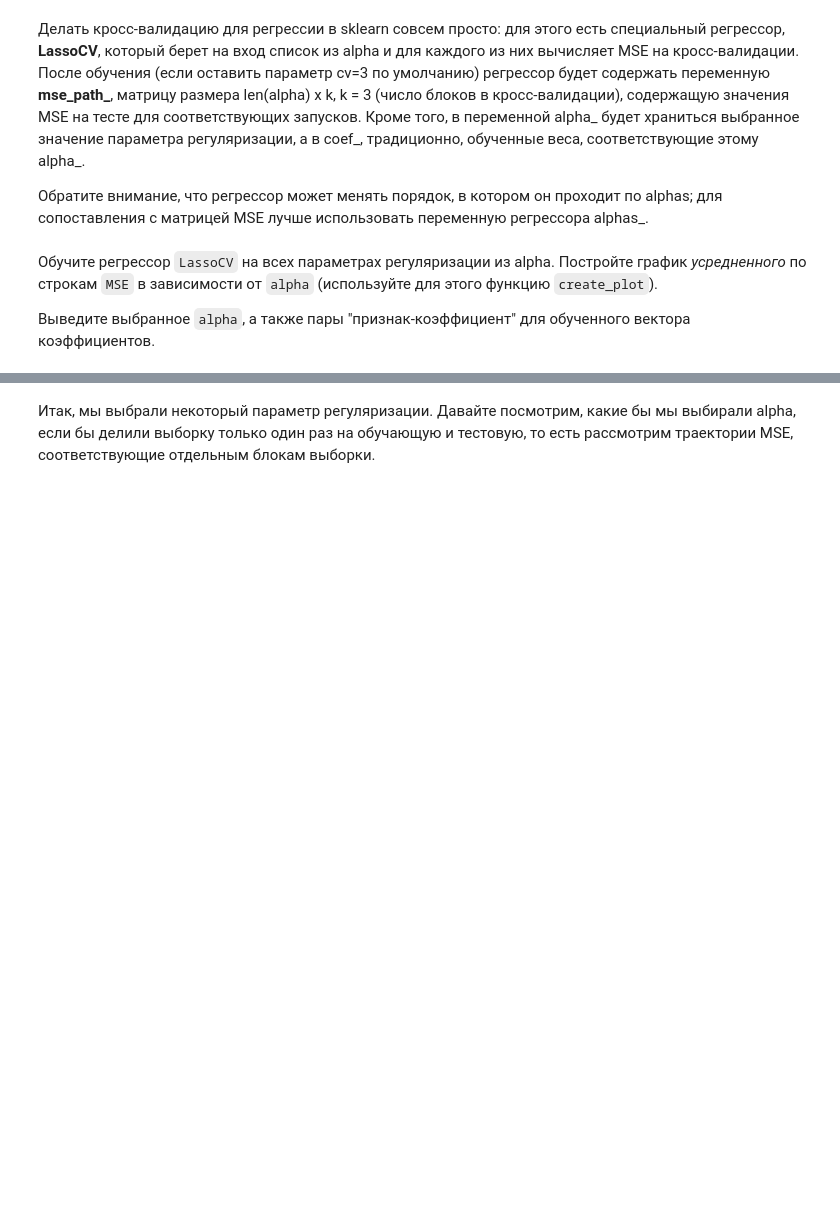
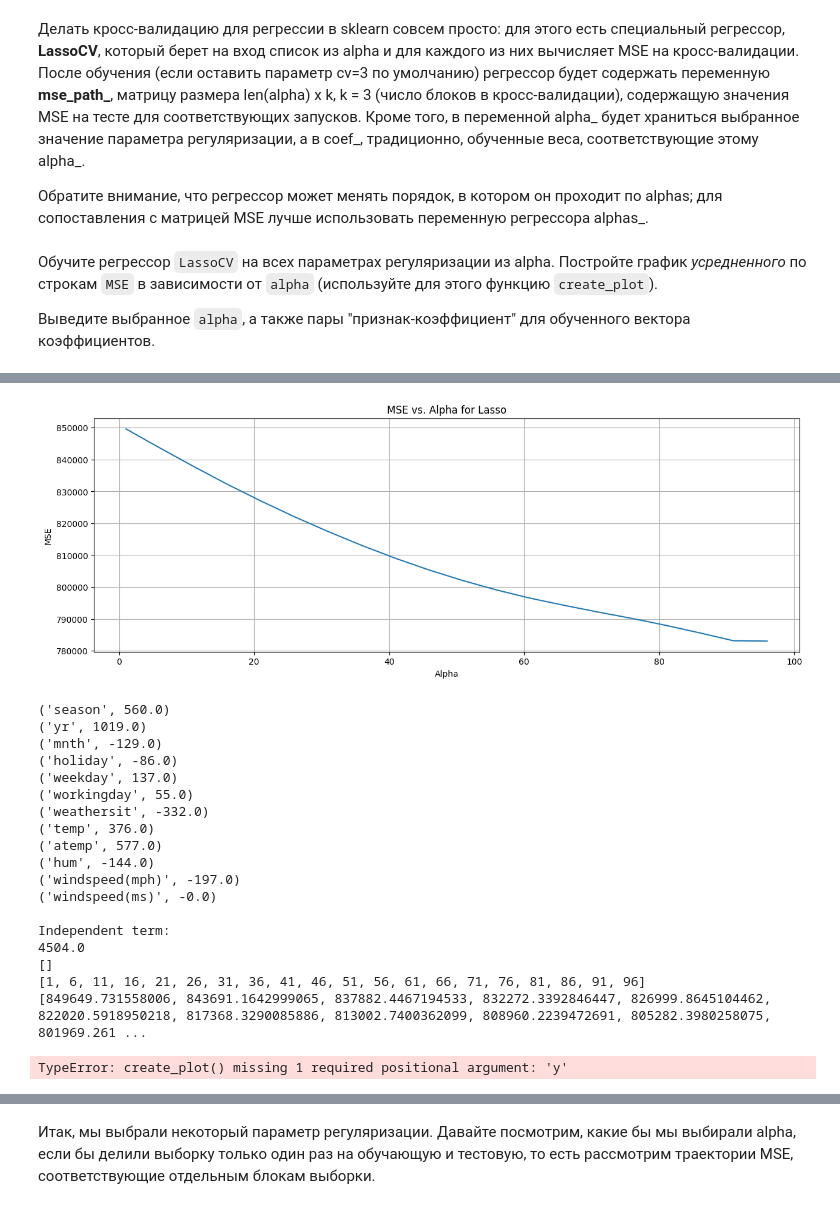
Before and after one commit to RostislavB74/DS_HW4, a Jupyter notebook: OverfittingHomeWork (1).ipynb, the cells around one changed output, grey strips where cells are left out. Cells and saved outputs as stored; diff of their text form; code cells hidden in the pictures; blank space fills up the shorter version.

```diff
--- a/OverfittingHomeWork (1).ipynb
+++ b/OverfittingHomeWork (1).ipynb
@@ -570,11 +573,11 @@ plt.show()
 # %%
-def create_plot(data, title, xlabel, ylabel, figsize=None):
+def create_plot(x, y, title, xlabel, ylabel, figsize=None):
     size = figsize or (15, 5)
     plt.figure(figsize=size)
 
-    x = map(lambda e: e[0], data)
-    y = map(lambda e: e[1], data)
-    plt.plot(x, y)
+    x = x
+    y1 = y
+    plt.plot(x, y1)
 
     plt.title(title)
     plt.xlabel(xlabel)
@@ -592,0 +588,64 @@ SyntaxError: invalid syntax (<ipython-input-97-f0d95955745c>, line 5)
+# %%
+alphas_cv = np.arange(1, 100, 5)
+model_cv = LassoCV(alphas=alphas_cv)
+model_cv.fit(X, y)
+
+title = "MSE vs. Alpha for Lasso"
+data = zip(model_cv.alphas, np.mean(model_cv.mse_path_, axis=1))
+data_list = list(data)
+
+alphas = list(map(lambda e: e[0], data_list))
+mse_values = list(map(lambda e: e[1], data_list))
+
+x = list(map(lambda e: e[0], data_list))
+y1 = list(map(lambda e: e[1], data_list))
+
+
+create_plot(x,y1, title = "MSE vs. Alpha for Lasso", xlabel='Lambda', ylabel='MSE')
+for item in zip(df_shuffled.columns[:-1], model_cv.coef_.round()):
+  print (item)
+print('\nIndependent term:')
+print(model_cv.intercept_.round())
+print(list(data))
+print(alphas)
+print(mse_values)
+# %% [output]
+[figure, added]
+('season', 560.0)
+('yr', 1019.0)
+('mnth', -129.0)
+('holiday', -86.0)
+('weekday', 137.0)
+('workingday', 55.0)
+('weathersit', -332.0)
+('temp', 376.0)
+('atemp', 577.0)
+('hum', -144.0)
+('windspeed(mph)', -197.0)
+('windspeed(ms)', -0.0)
+
+Independent term:
+4504.0
+[]
+[1, 6, 11, 16, 21, 26, 31, 36, 41, 46, 51, 56, 61, 66, 71, 76, 81, 86, 91, 96]
+[849649.731558006, 843691.1642999065, 837882.4467194533, 832272.3392846447, 826999.8645104462, 822020.5918950218, 817368.3290085886, 813002.7400362099, 808960.2239472691, 805282.3980258075, 801969.261 ...
+# %%
+from sklearn.linear_model import LassoCV
+alphas_cv = np.arange(1, 100, 5)
+model_cv = LassoCV(alphas=alphas_cv)
+model_cv.fit(X, y)
+
+title = "MSE vs. Alpha for Lasso"
+data=zip(model_cv.alphas_, np.mean(model_cv.mse_path_, axis=1))
+data_list=list(data)
+create_plot(data_list, title = "MSE vs. Alpha for Lasso", xlabel='Alpha', ylabel='MSE')
+
+# for item in zip(df_shuffled.columns[:-1], model_cv.coef_.round()):
+#   print (item)
+# print('\nIndependent term:')
+# print(model_cv.intercept_.round())
+# print(list(data))
+# x_values=map(lambda e: e[0], data)
+# print(list(x_values))
+# %% [output]
+TypeError: create_plot() missing 1 required positional argument: 'y'
```
Also changed, not shown: parts of 7 cells of this notebook.
